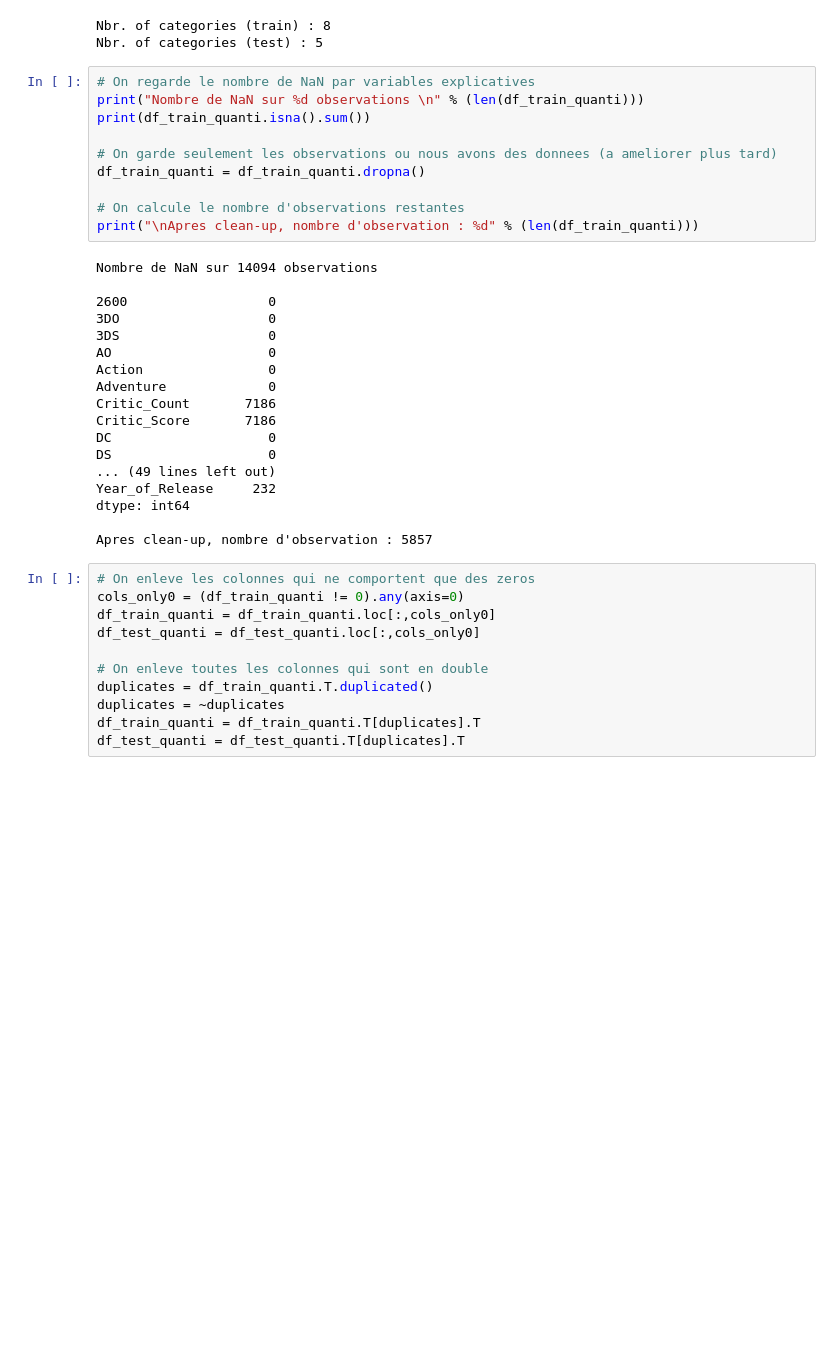
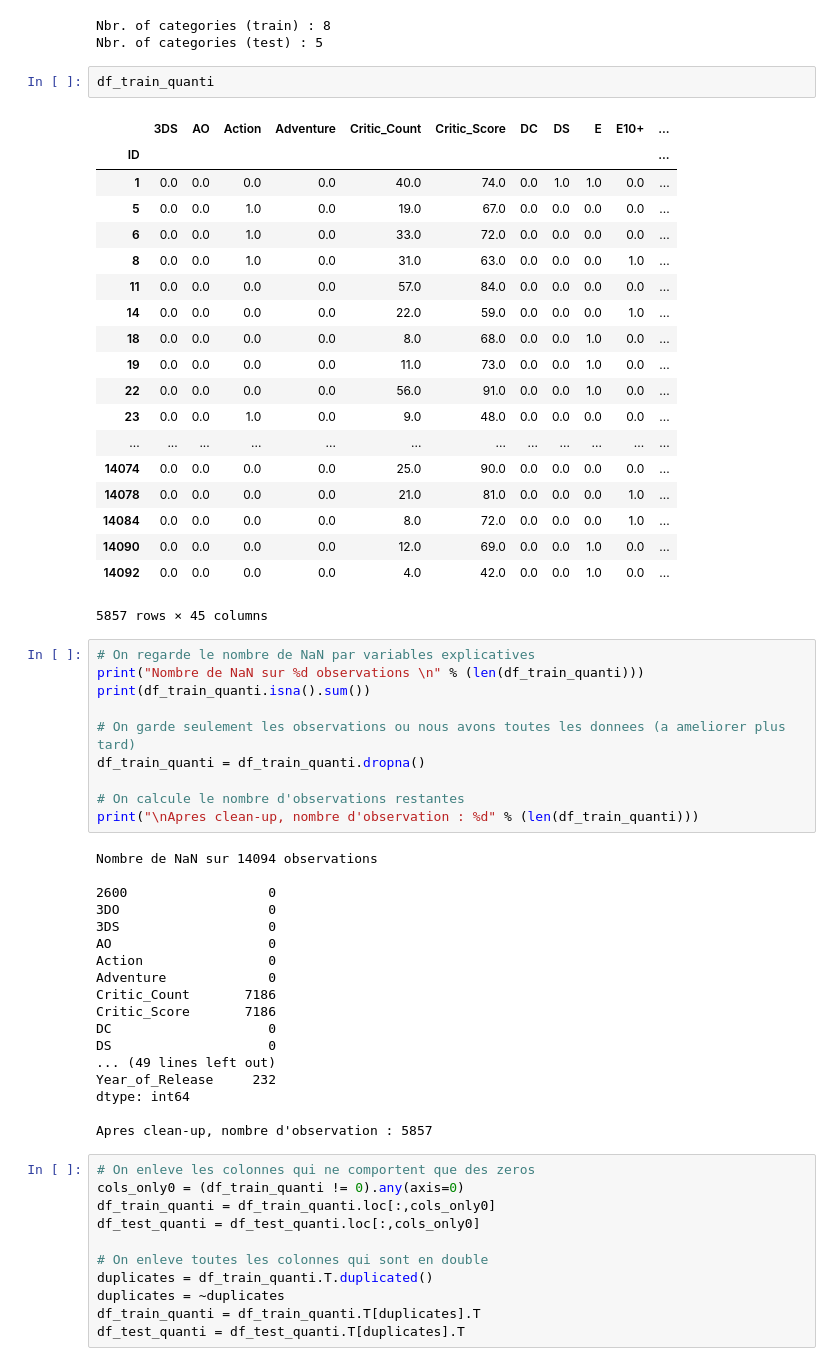
Before and after one commit to jean-romain-roy/kaggle_videogames, a Jupyter notebook: dabble.ipynb, the cells around one changed output. Cells and saved outputs as stored; diff of their text form; blank space fills up the shorter version.

```diff
--- a/dabble.ipynb
+++ b/dabble.ipynb
@@ -181,12 +185,34 @@ df_train_quanti, df_test_quanti = binerizedQualitativeVariable(df_train_quanti,
 # %% [output]
 Nbr. of categories (train) : 8
 Nbr. of categories (test) : 5
+# %%
+df_train_quanti
+# %% [output]
+|  | 3DS | AO | Action | Adventure | Critic_Count | Critic_Score | DC | DS | E | E10+ | ... |
+| ID |  |  |  |  |  |  |  |  |  |  | ... |
+| 1 | 0.0 | 0.0 | 0.0 | 0.0 | 40.0 | 74.0 | 0.0 | 1.0 | 1.0 | 0.0 | ... |
+| 5 | 0.0 | 0.0 | 1.0 | 0.0 | 19.0 | 67.0 | 0.0 | 0.0 | 0.0 | 0.0 | ... |
+| 6 | 0.0 | 0.0 | 1.0 | 0.0 | 33.0 | 72.0 | 0.0 | 0.0 | 0.0 | 0.0 | ... |
+| 8 | 0.0 | 0.0 | 1.0 | 0.0 | 31.0 | 63.0 | 0.0 | 0.0 | 0.0 | 1.0 | ... |
+| 11 | 0.0 | 0.0 | 0.0 | 0.0 | 57.0 | 84.0 | 0.0 | 0.0 | 0.0 | 0.0 | ... |
+| 14 | 0.0 | 0.0 | 0.0 | 0.0 | 22.0 | 59.0 | 0.0 | 0.0 | 0.0 | 1.0 | ... |
+| 18 | 0.0 | 0.0 | 0.0 | 0.0 | 8.0 | 68.0 | 0.0 | 0.0 | 1.0 | 0.0 | ... |
+| 19 | 0.0 | 0.0 | 0.0 | 0.0 | 11.0 | 73.0 | 0.0 | 0.0 | 1.0 | 0.0 | ... |
+| 22 | 0.0 | 0.0 | 0.0 | 0.0 | 56.0 | 91.0 | 0.0 | 0.0 | 1.0 | 0.0 | ... |
+| 23 | 0.0 | 0.0 | 1.0 | 0.0 | 9.0 | 48.0 | 0.0 | 0.0 | 0.0 | 0.0 | ... |
+| ... | ... | ... | ... | ... | ... | ... | ... | ... | ... | ... | ... |
+| 14074 | 0.0 | 0.0 | 0.0 | 0.0 | 25.0 | 90.0 | 0.0 | 0.0 | 0.0 | 0.0 | ... |
+| 14078 | 0.0 | 0.0 | 0.0 | 0.0 | 21.0 | 81.0 | 0.0 | 0.0 | 0.0 | 1.0 | ... |
+| 14084 | 0.0 | 0.0 | 0.0 | 0.0 | 8.0 | 72.0 | 0.0 | 0.0 | 0.0 | 1.0 | ... |
+| 14090 | 0.0 | 0.0 | 0.0 | 0.0 | 12.0 | 69.0 | 0.0 | 0.0 | 1.0 | 0.0 | ... |
+| 14092 | 0.0 | 0.0 | 0.0 | 0.0 | 4.0 | 42.0 | 0.0 | 0.0 | 1.0 | 0.0 | ... |
+5857 rows × 45 columns
 # %%
 # On regarde le nombre de NaN par variables explicatives
 print("Nombre de NaN sur %d observations \n" % (len(df_train_quanti)))
 print(df_train_quanti.isna().sum())
 
-# On garde seulement les observations ou nous avons des donnees (a ameliorer plus tard)
+# On garde seulement les observations ou nous avons toutes les donnees (a ameliorer plus tard)
 df_train_quanti = df_train_quanti.dropna()
 
 # On calcule le nombre d'observations restantes
```
Also changed, not shown: parts of 5 cells of this notebook, 1 other file.
